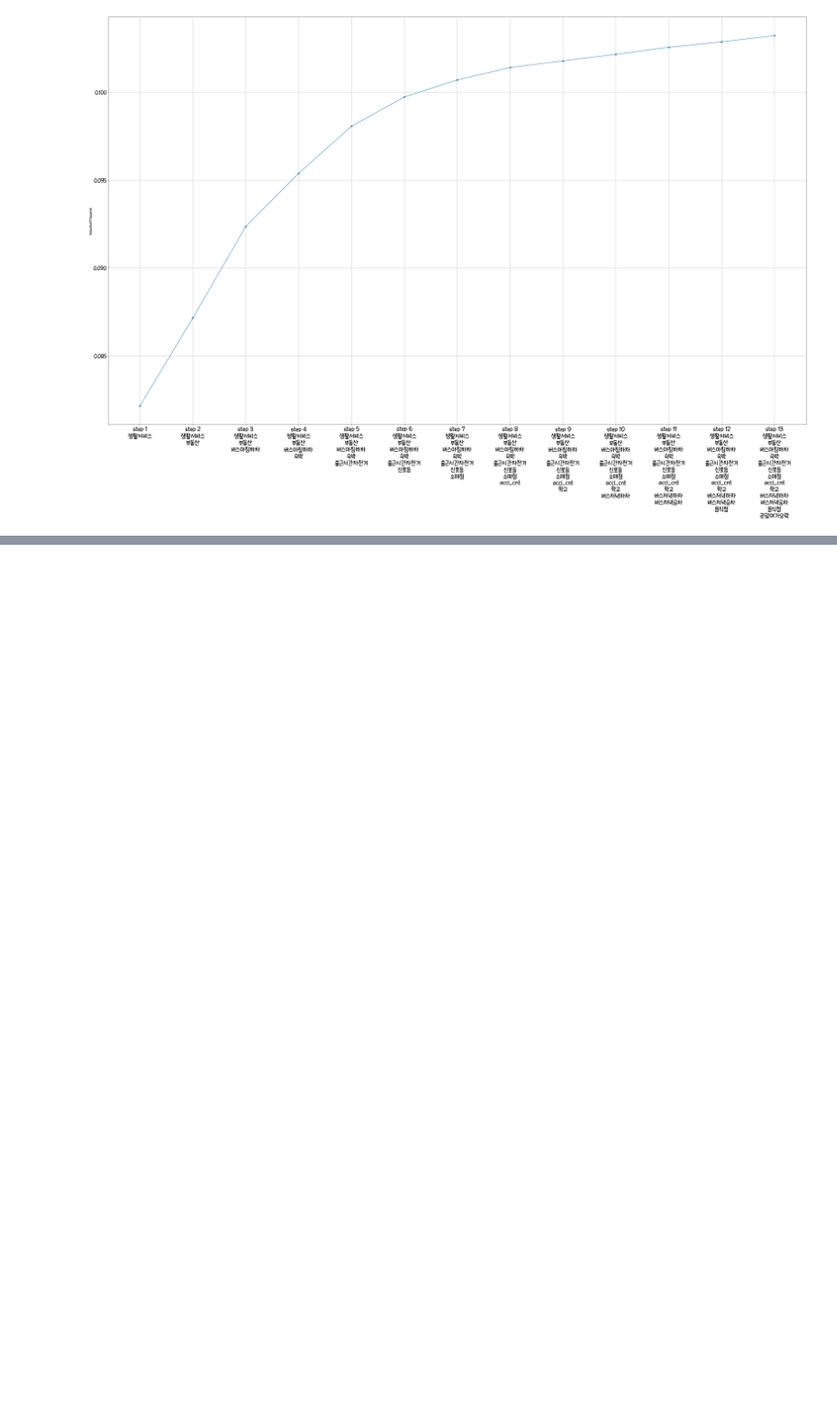
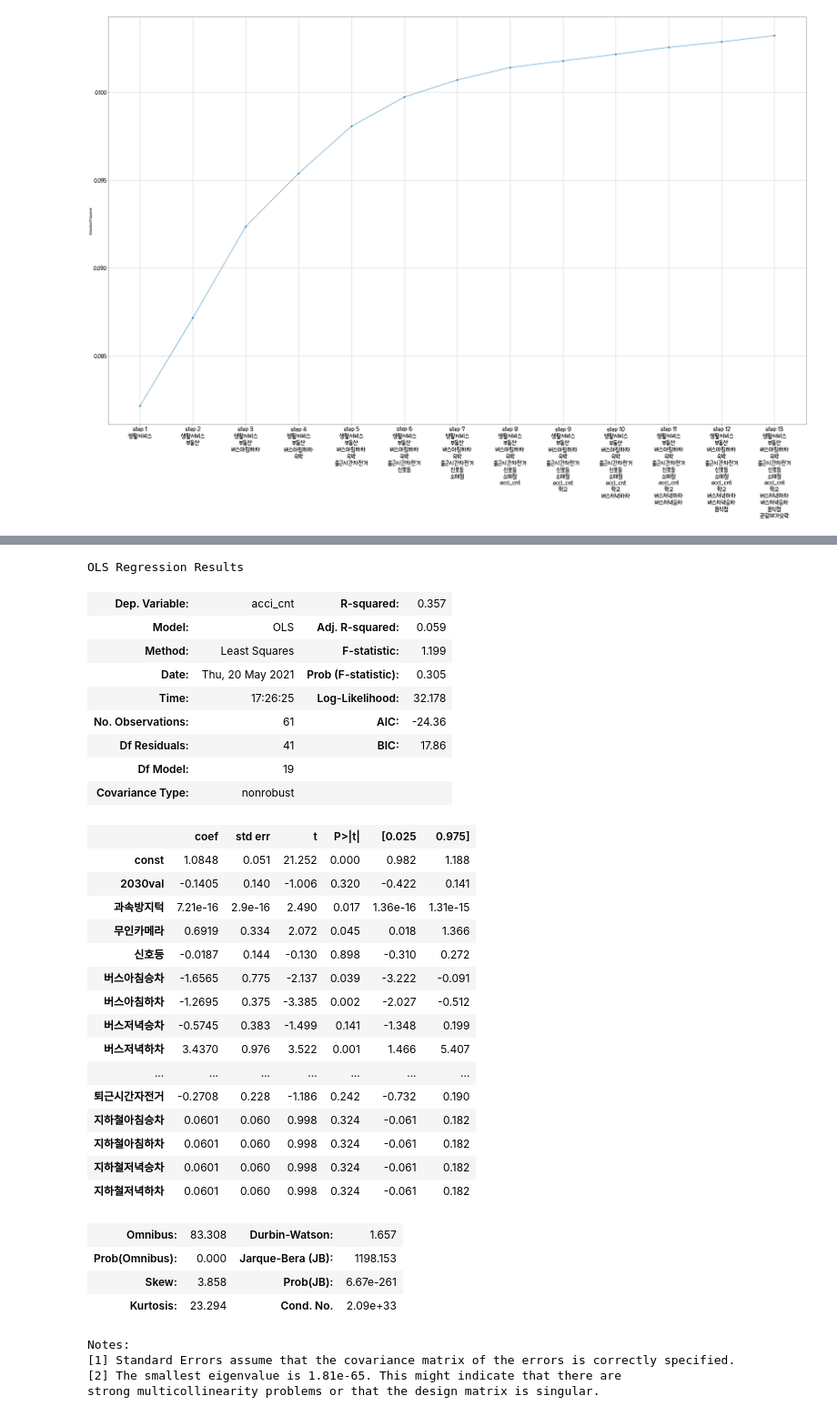
Before and after one commit to so02e/stop_kickrani_GIS, a Jupyter notebook: correlation.ipynb, the cells around one changed output, grey strips where cells are left out. Shown at 91% size. Drawn from its saved outputs; the diff is of its cells as text; code cells hidden in the pictures; blank space fills up the shorter version.

```diff
--- a/correlation.ipynb
+++ b/correlation.ipynb
@@ -839,0 +991,6 @@ plt.savefig('output/그리드 전처리 완료/종속변수인구전진단계.pn
+# %%
+x_data2 = data_final2[[ '2030val', '과속방지턱', '무인카메라', '신호등', '버스아침승차',
+       '버스아침하차', '버스저녁승차', '버스저녁하차', '관광여가오락', '부동산', '생활서비스', '소매점', '숙박',
+       '스포츠', '음식점', '학교', '교육', '출근시간자전거', '퇴근시간자전거', '지하철아침승차', '지하철아침하차',
+       '지하철저녁승차', '지하철저녁하차']]
+x_data2.head()
@@ -839,0 +1005,2 @@ plt.savefig('output/그리드 전처리 완료/종속변수인구전진단계.pn
+# %%
+target =  data_final2[['acci_cnt']]
@@ -839,0 +1039,45 @@ plt.savefig('output/그리드 전처리 완료/종속변수인구전진단계.pn
+# %%
+# 상수항 추가
+x_data2_ = sm.add_constant(x_data2, has_constant = "add")
+
+# 회귀모델 적합
+multi_model2 = sm.OLS(target, x_data2_)
+fitted_multi_model2 = multi_model2.fit()
+
+# 결과 출력
+fitted_multi_model2.summary()
+# %% [output]
+OLS Regression Results
+| Dep. Variable: | acci_cnt | R-squared: | 0.357 |
+| Model: | OLS | Adj. R-squared: | 0.059 |
+| Method: | Least Squares | F-statistic: | 1.199 |
+| Date: | Thu, 20 May 2021 | Prob (F-statistic): | 0.305 |
+| Time: | 17:26:25 | Log-Likelihood: | 32.178 |
+| No. Observations: | 61 | AIC: | -24.36 |
+| Df Residuals: | 41 | BIC: | 17.86 |
+| Df Model: | 19 |  |  |
+| Covariance Type: | nonrobust |  |  |
+|  | coef | std err | t | P>|t| | [0.025 | 0.975] |
+| const | 1.0848 | 0.051 | 21.252 | 0.000 | 0.982 | 1.188 |
+| 2030val | -0.1405 | 0.140 | -1.006 | 0.320 | -0.422 | 0.141 |
+| 과속방지턱 | 7.21e-16 | 2.9e-16 | 2.490 | 0.017 | 1.36e-16 | 1.31e-15 |
+| 무인카메라 | 0.6919 | 0.334 | 2.072 | 0.045 | 0.018 | 1.366 |
+| 신호등 | -0.0187 | 0.144 | -0.130 | 0.898 | -0.310 | 0.272 |
+| 버스아침승차 | -1.6565 | 0.775 | -2.137 | 0.039 | -3.222 | -0.091 |
+| 버스아침하차 | -1.2695 | 0.375 | -3.385 | 0.002 | -2.027 | -0.512 |
+| 버스저녁승차 | -0.5745 | 0.383 | -1.499 | 0.141 | -1.348 | 0.199 |
+| 버스저녁하차 | 3.4370 | 0.976 | 3.522 | 0.001 | 1.466 | 5.407 |
+| ... | ... | ... | ... | ... | ... | ... |
+| 퇴근시간자전거 | -0.2708 | 0.228 | -1.186 | 0.242 | -0.732 | 0.190 |
+| 지하철아침승차 | 0.0601 | 0.060 | 0.998 | 0.324 | -0.061 | 0.182 |
+| 지하철아침하차 | 0.0601 | 0.060 | 0.998 | 0.324 | -0.061 | 0.182 |
+| 지하철저녁승차 | 0.0601 | 0.060 | 0.998 | 0.324 | -0.061 | 0.182 |
+| 지하철저녁하차 | 0.0601 | 0.060 | 0.998 | 0.324 | -0.061 | 0.182 |
+| Omnibus: | 83.308 | Durbin-Watson: | 1.657 |
+| Prob(Omnibus): | 0.000 | Jarque-Bera (JB): | 1198.153 |
+| Skew: | 3.858 | Prob(JB): | 6.67e-261 |
+| Kurtosis: | 23.294 | Cond. No. | 2.09e+33 |
+Notes:
+[1] Standard Errors assume that the covariance matrix of the errors is correctly specified.
+[2] The smallest eigenvalue is 1.81e-65. This might indicate that there are
+strong multicollinearity problems or that the design matrix is singular.
```
Also changed, not shown: parts of 16 cells of this notebook, 23 other files.
